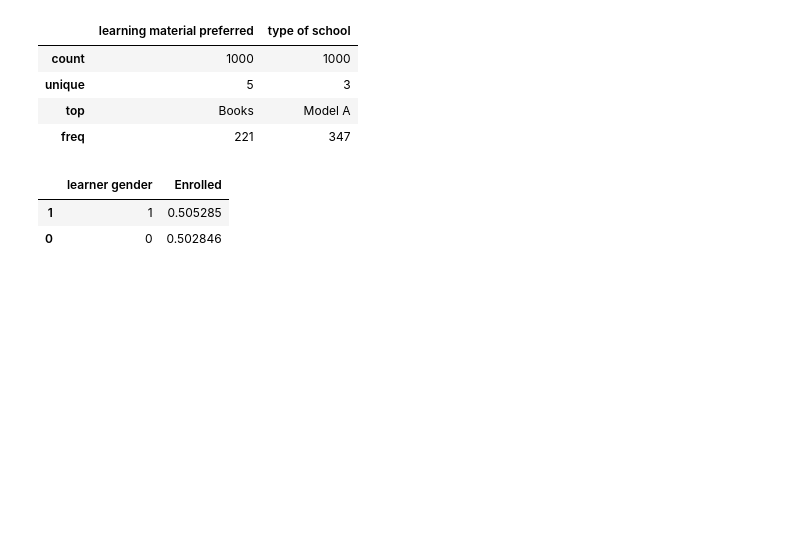
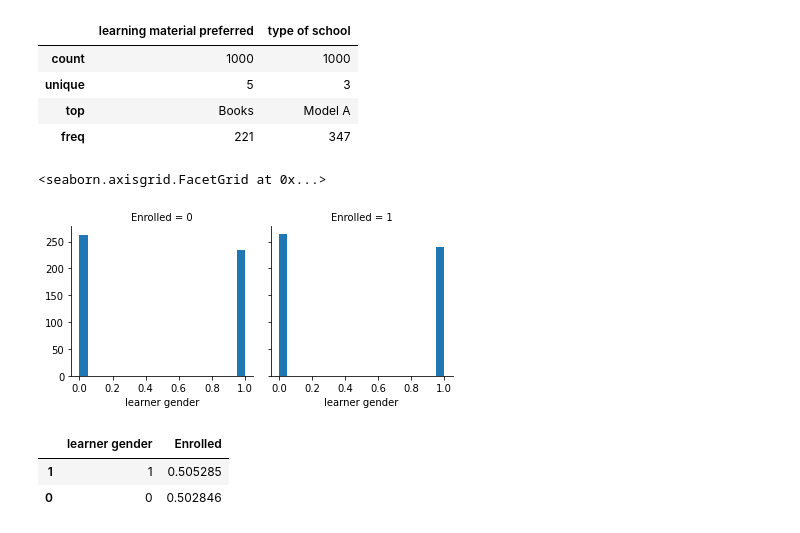
Before and after one commit to Amahle10/meta_devs, a Jupyter notebook: dataAnalysis.ipynb, the cells around one changed output. Cells and saved outputs as stored; diff of their text form; code cells hidden in the pictures; blank space fills up the shorter version.

Commit message:
map graph

```diff
--- a/dataAnalysis.ipynb
+++ b/dataAnalysis.ipynb
@@ -437,6 +451,12 @@ dataFile8.describe(include=['O'])
 | unique | 5 | 3 |
 | top | Books | Model A |
 | freq | 221 | 347 |
+# %%
+dataFile8 = sns.FacetGrid(dataFile8,col='Enrolled')
+dataFile8.map(plt.hist, 'learner gender', bins=20)
+# %% [output]
+<seaborn.axisgrid.FacetGrid at 0x...>
+[figure, added]
 # %%
 dataFile8[['learner gender', 'Enrolled']].groupby(['learner gender'], as_index=False).mean().sort_values(by='Enrolled', ascending=False)
 # %% [output]
```
Also changed, not shown: parts of 1 cell of this notebook.
